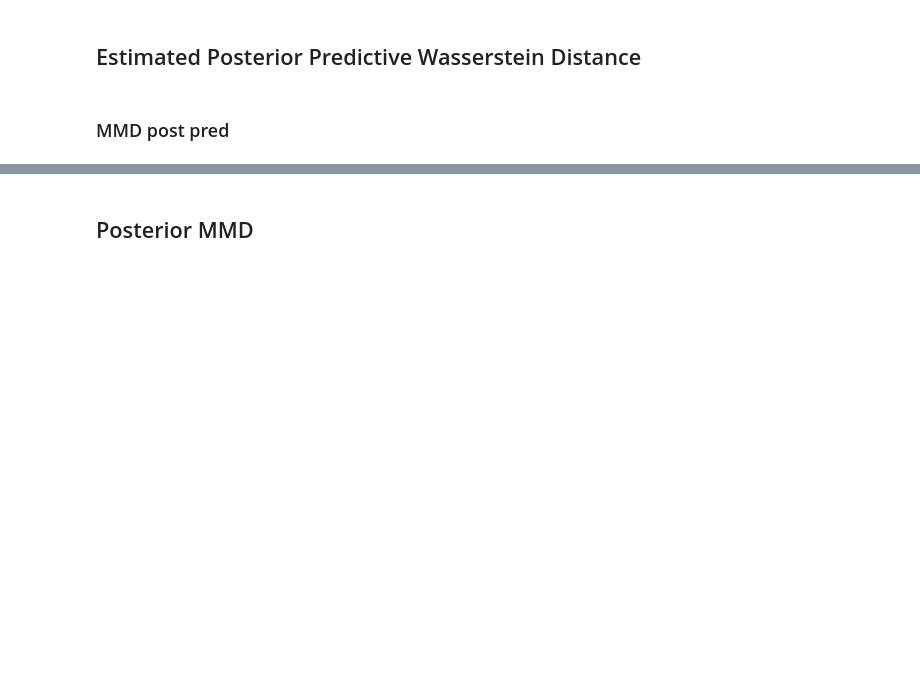
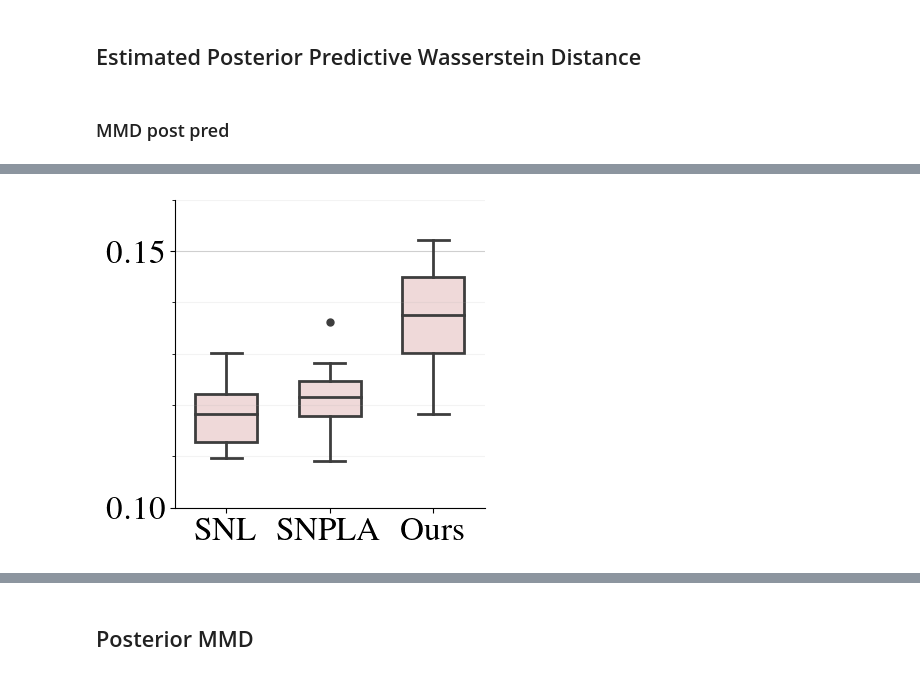
Before and after one commit to bayesflow-org/JANA-Paper, a Jupyter notebook: experiments/two_moons_comparison/evaluation.ipynb, the cells around one changed output, grey strips where cells are left out. Cells and saved outputs as stored; diff of their text form; code cells hidden in the pictures; blank space fills up the shorter version.

```diff
--- a/experiments/two_moons_comparison/evaluation.ipynb
+++ b/experiments/two_moons_comparison/evaluation.ipynb
@@ -548,0 +553,13 @@ def _inverse_multiquadratic_kernel_matrix(x, y, sigmas):
+# %%
+snpla_post_pred_mmd = np.zeros((seed_max))
+
+for j in range(seed_max):
+    snpla_post_pred_mmd[j] = float(maximum_mean_discrepancy(analytical_post_pred.astype("float32"), snpla_post_pred[-1][j].astype("float32"), kernel="inverse_multiquadratic", squared=False))
+# %%
+bayesflow_post_pred_mmd = np.zeros((seed_max))
+
+for j in range(seed_max):
+    n_bayesflow = bayesflow_samples["lik_samples"]["10000"][j+1].shape[0]
+    bayesflow_post_pred_mmd[j] = float(maximum_mean_discrepancy(analytical_post_pred[:n_bayesflow, :].astype("float32"), bayesflow_samples["lik_samples"]["10000"][j+1].astype("float32"), kernel="inverse_multiquadratic", squared=False))
+
+#bayesflow_post_pred_emd = np.full((seed_max), calc_emd(analytical_post_pred[:n_bayesflow, :], bayesflow_samples["lik_samples"]["10000"][j]))
@@ -549,52 +591,24 @@ def _inverse_multiquadratic_kernel_matrix(x, y, sigmas):
 # %%
-def plot_posterior_predictive_boxplot(n_samples):
-    snl_post_pred_mmd = np.zeros((seed_max))
-    snpla_post_pred_mmd = np.zeros((seed_max))
-    bayesflow_post_pred_mmd = np.zeros((seed_max))
+post_pred_mmd_df = pd.DataFrame({'SNL': snl_post_pred_mmd, 'SNPLA': snpla_post_pred_mmd, 'Ours': bayesflow_post_pred_mmd })
+fig, ax = plt.subplots(figsize=(4, 4))
 
-    if n_samples == 2000:
-        snl_idx = 1
-        snpla_idx = 1
-        bayesflow_key = "2000"
-    elif n_samples == 6000:
-        snl_idx = 5
-        snpla_idx = 5
-        bayesflow_key = "6000"
-    elif n_samples == 10000:
-        snl_idx = 9
-        snpla_idx = 9
-        bayesflow_key = "10000"
+ax.set_yticks(np.arange(0, 0.21, 0.05), minor=False)
+ax.set_yticks(np.arange(0, 0.21, 0.01), minor=True)
+ax.grid(axis='y', which="major", alpha=0.6)
+ax.grid(axis="y", which="minor", alpha=0.15)
+ax.set_ylim(0.10, 0.16)
 
-    for j in range(seed_max):
-        # assert 1k in-prior samples
-        assert bayesflow_samples["lik_samples"][bayesflow_key][j+1].shape[0] == 1000
+sns.boxplot(data=post_pred_mmd_df,
+            ax=ax, width=0.6,
+            flierprops={"marker": "o"},
+            boxprops={"facecolor": (0.6, 0, 0, 0.15)},
+            linewidth=2
+           )
 
-        snl_post_pred_mmd[j]       = float(maximum_mean_discrepancy(analytical_post_pred.astype("float32"), snl_post_pred[snl_idx][j].astype("float32"), kernel="inverse_multiquadratic", squared=False))
-        snpla_post_pred_mmd[j]     = float(maximum_mean_discrepancy(analytical_post_pred.astype("float32"), snpla_post_pred[snpla_idx][j].astype("float32"), kernel="inverse_multiquadratic", squared=False))
-        bayesflow_post_pred_mmd[j] = float(maximum_mean_discrepancy(analytical_post_pred.astype("float32"), bayesflow_samples["lik_samples"][bayesflow_key][j+1].astype("float32"), kernel="inverse_multiquadratic", squared=False))
+ax.tick_params(axis="both", which="both", labelsize=24)
+sns.despine()
+#plt.title("[elu activation] Posterior Predictive: MMD to Analytic (lower is better)")
 
-    print(f"SNL Mean (SD) = {np.mean(snl_post_pred_mmd).round(3)} ({np.std(snl_post_pred_mmd).round(3)})")
-    print(f"SNPLA Mean (SD) = {np.mean(snpla_post_pred_mmd).round(3)} ({np.std(snpla_post_pred_mmd).round(3)})")
-    print(f"BayesFlow Mean (SD) = {np.mean(bayesflow_post_pred_mmd).round(3)} ({np.std(bayesflow_post_pred_mmd).round(3)})")
-
-    post_pred_mmd_df = pd.DataFrame({'SNL': snl_post_pred_mmd, 'SNPLA': snpla_post_pred_mmd, 'Ours': bayesflow_post_pred_mmd })
-    fig, ax = plt.subplots(figsize=(4, 4))
-
-    ax.set_yticks(np.arange(0, 0.21, 0.05), minor=False)
-    ax.set_yticks(np.arange(0, 0.21, 0.01), minor=True)
-    ax.grid(axis='y', which="major", alpha=0.6)
-    ax.grid(axis="y", which="minor", alpha=0.15)
-    ax.set_ylim(0.10, 0.21)
-
-    sns.boxplot(data=post_pred_mmd_df,
-                ax=ax, width=0.6,
-                flierprops={"marker": "o"},
-                boxprops={"facecolor": (0.6, 0, 0, 0.15)},
-                linewidth=2
-               )
-
-    ax.tick_params(axis="both", which="both", labelsize=24)
-    sns.despine()
-    # plt.title("[elu activation] Posterior Predictive: MMD to Analytic (lower is better)")
-
-    plt.savefig(f"plots/tm_boxplot_posterior_predictive_{n_samples}.pdf", bbox_inches='tight')
+plt.savefig("plots/tm_boxplot_posterior_predictive.pdf", bbox_inches='tight')
+# %% [output]
+[figure, added]
```
Also changed, not shown: parts of 27 cells of this notebook.
